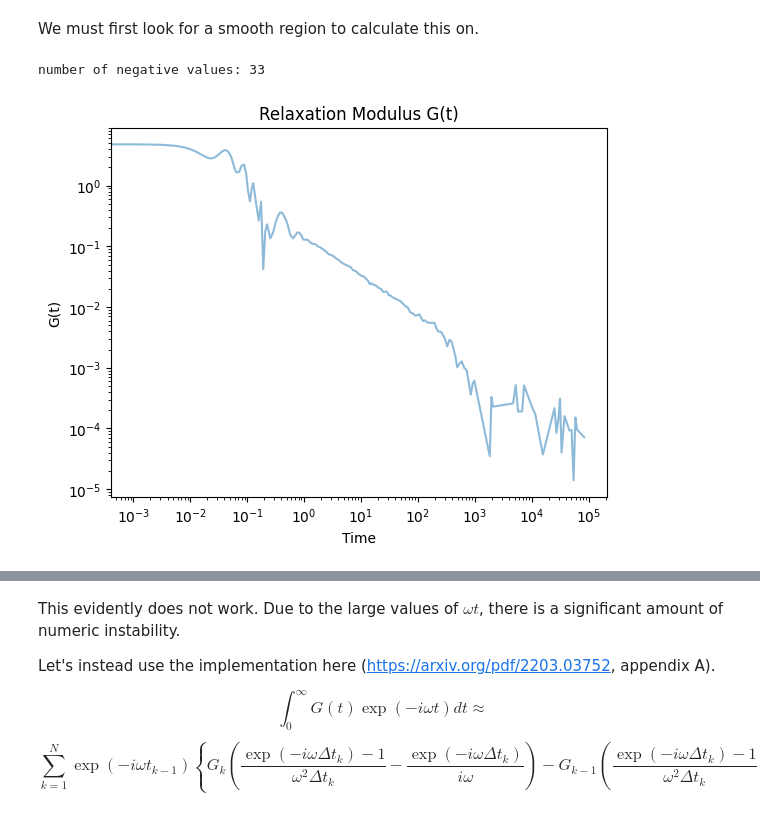
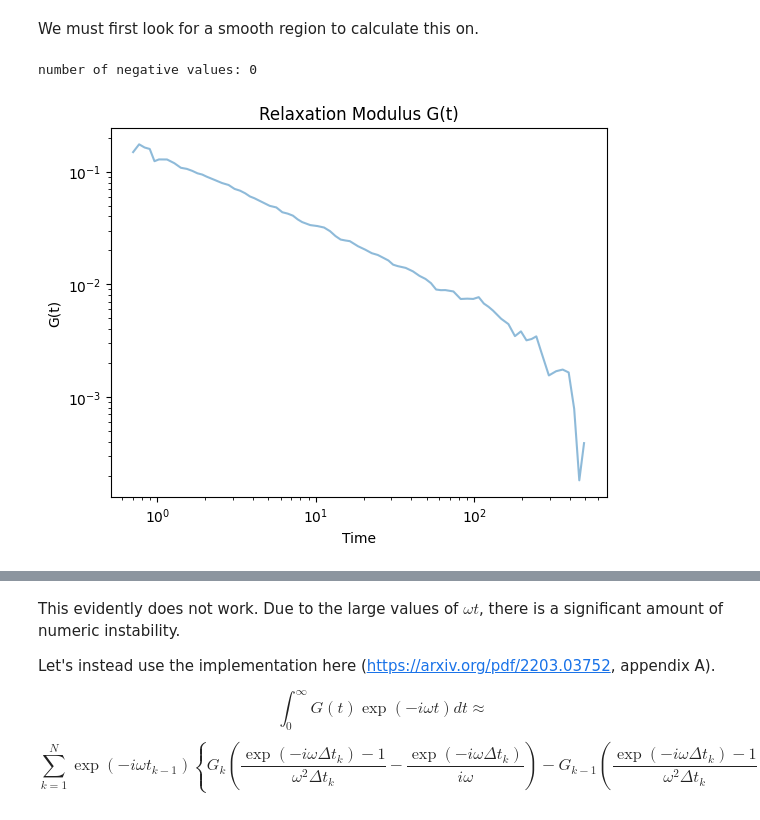
Before and after one commit to anotherbeaver/amine_polymers, a Jupyter notebook: logs/storage_loss_moduli.ipynb, the cells around one changed output, grey strips where cells are left out. Cells and saved outputs as stored; diff of their text form; code cells hidden in the pictures.

```diff
--- a/logs/storage_loss_moduli.ipynb
+++ b/logs/storage_loss_moduli.ipynb
@@ -71,38 +71,38 @@ import pandas as pd
 import numpy as np
 
 
-file = f"logs/press_50_spacing15_seed200.dat"
+file = f"logs/press_50_spacing10_seed200.dat"
 data = pd.read_csv(file, delimiter=' ', skiprows=3, index_col=False, names=['time', 'px_y', 'px_z', 'py_z', 'pxy', 'pxz', 'pyz'])
-t_start = 0
-t_end = 1000
+t_start = 7e-1
+t_end = 5e2
 # start = 0
 
 data = data[data['time'] >= t_start]
 data = data[data['time'] <= t_end]
 
 t = data['time'].to_numpy()
 
 G_t = (data['pxy'] + data['pxz'] + data['pyz']) / 5.0 + \
         (data['px_y'] + data['px_z'] + data['py_z']) / 30.0
 
 print("number of negative values:", np.sum(G_t < 0))
 # remove negative values of G(t) from G(t) and corresponding t values
 mask = G_t >= 0
 t = t[mask]
 G_t = G_t[mask]
 
 
 
 G_t *= 30**3 / (1.0 * 0.6)  # V / (kB * T)
 
 # print(data.head())
 # print(G_t.min(), G_t.max())
 
 plt.loglog(t, G_t, alpha=0.5, label='G(t) data')
 plt.xlabel('Time')
 plt.ylabel('G(t)')
 plt.title('Relaxation Modulus G(t)')
 plt.show()
 # %% [output]
-number of negative values: 33
+number of negative values: 0
-[figure, old version]
+[figure, new version]
```
Also changed, not shown: parts of 7 cells of this notebook, 5 other files.
